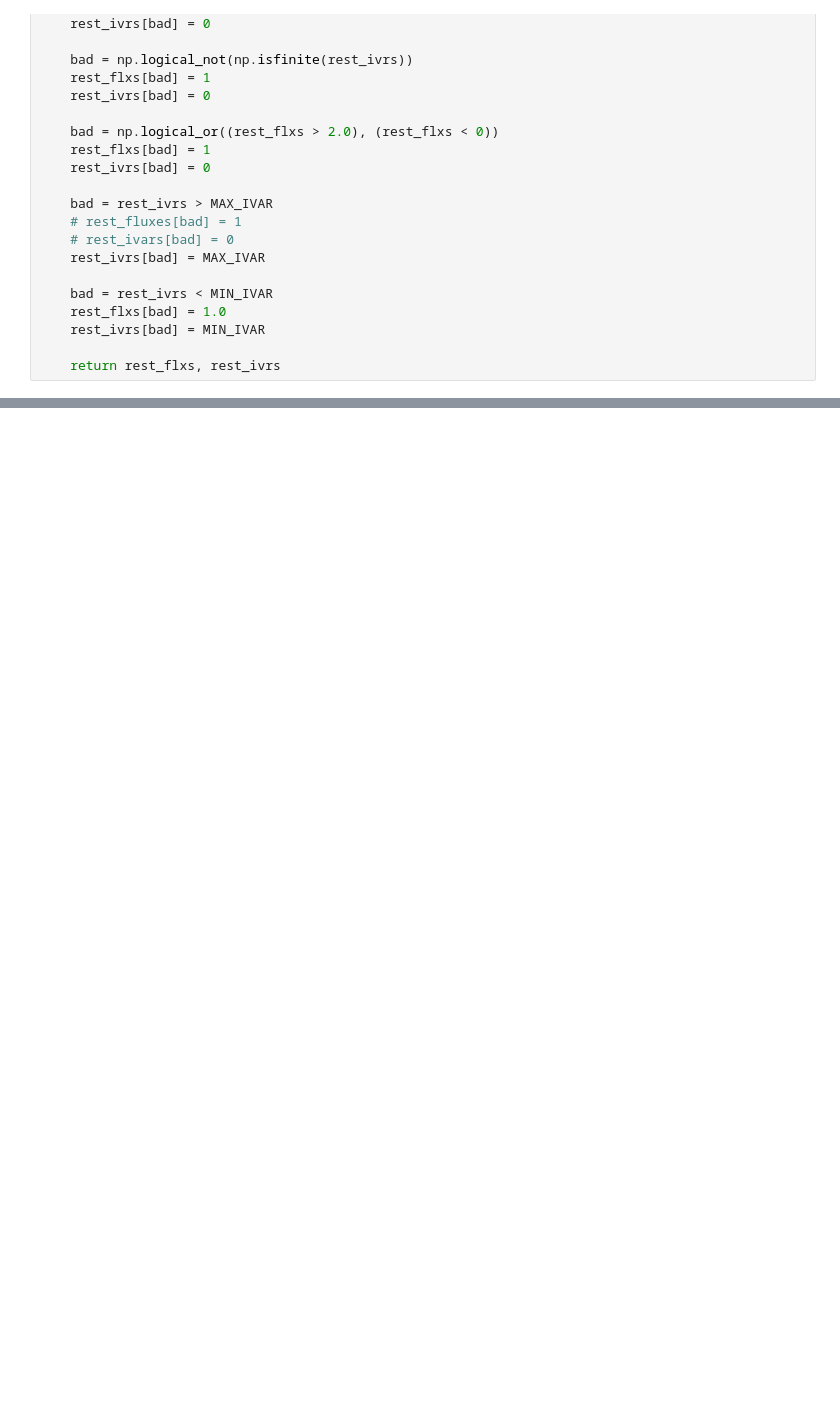
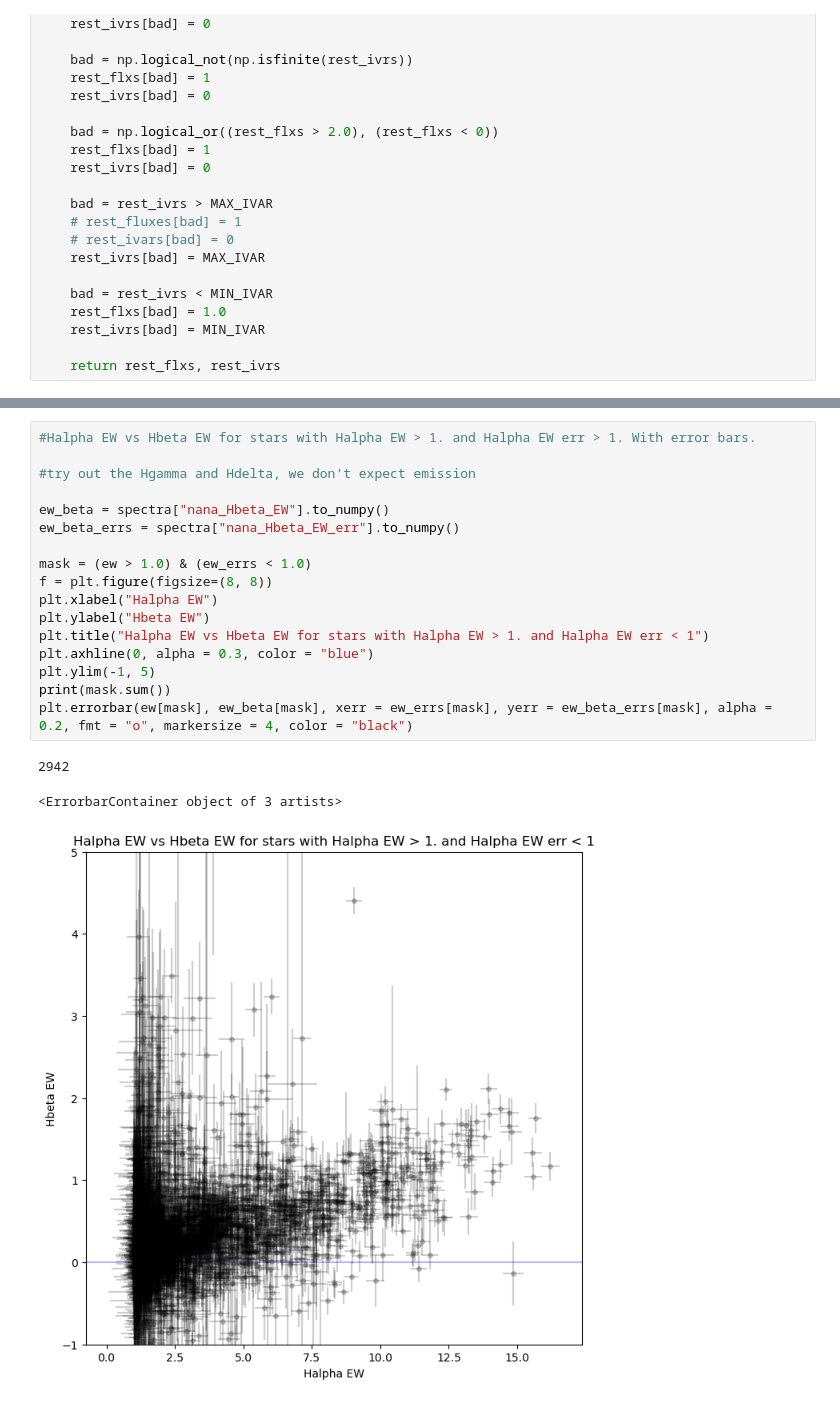
Before and after one commit to nanamiller/EmissionLineStars, a Jupyter notebook: notebooks/undecided.ipynb, the cells around one changed output, grey strips where cells are left out. Drawn from its saved outputs; the diff is of its cells as text; blank space fills up the shorter version.

```diff
--- a/notebooks/undecided.ipynb
+++ b/notebooks/undecided.ipynb
@@ -303,0 +654,21 @@ idkyet(spectra, temp_cuts, data, weights, all_lines, loglam)
+# %%
+#Halpha EW vs Hbeta EW for stars with Halpha EW > 1. and Halpha EW err > 1. With error bars.
+
+#try out the Hgamma and Hdelta, we don't expect emission
+
+ew_beta = spectra["nana_Hbeta_EW"].to_numpy()
+ew_beta_errs = spectra["nana_Hbeta_EW_err"].to_numpy()
+
+mask = (ew > 1.0) & (ew_errs < 1.0)
+f = plt.figure(figsize=(8, 8))
+plt.xlabel("Halpha EW")
+plt.ylabel("Hbeta EW")
+plt.title("Halpha EW vs Hbeta EW for stars with Halpha EW > 1. and Halpha EW err < 1")
+plt.axhline(0, alpha = 0.3, color = "blue")
+plt.ylim(-1, 5)
+print(mask.sum())
+plt.errorbar(ew[mask], ew_beta[mask], xerr = ew_errs[mask], yerr = ew_beta_errs[mask], alpha = 0.2, fmt = "o", markersize = 4, color = "black")
+# %% [output]
+2942
+<ErrorbarContainer object of 3 artists>
+[figure, added]
```
Also changed, not shown: parts of 46 cells of this notebook, 1 other file.
